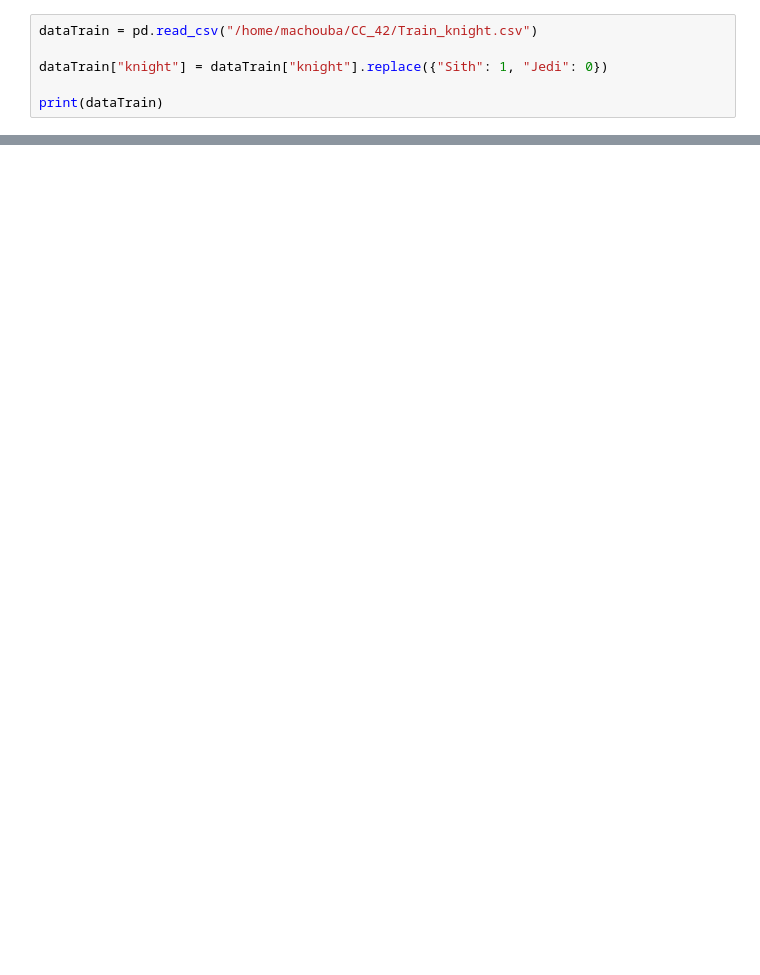
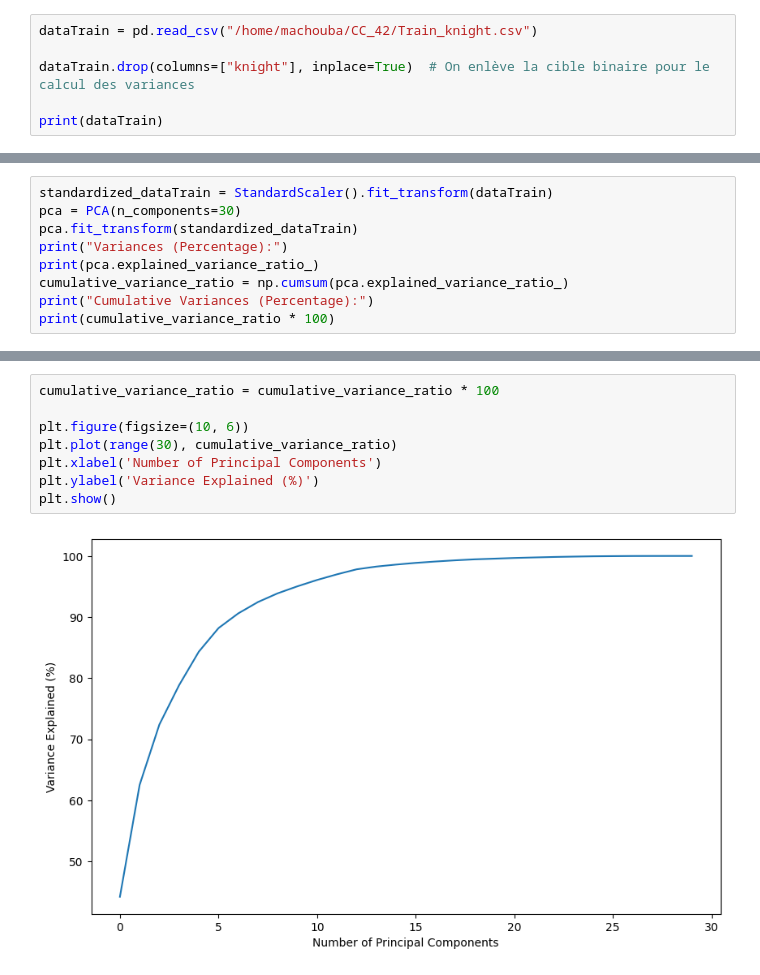
Before and after one commit to Machoub/Piscine_Data_Science, a Jupyter notebook: Data_Scientist_02/ex02/variances.ipynb, the cells around one changed output, grey strips where cells are left out. Saved outputs shown, nothing was run; the diff lists cells and outputs as text; blank space fills up the shorter version.

```diff
--- a/Data_Scientist_02/ex02/variances.ipynb
+++ b/Data_Scientist_02/ex02/variances.ipynb
@@ -6,7 +8,7 @@ import numpy as np
 # %%
 dataTrain = pd.read_csv("/home/machouba/CC_42/Train_knight.csv")
 
-dataTrain["knight"] = dataTrain["knight"].replace({"Sith": 1, "Jedi": 0})
+dataTrain.drop(columns=["knight"], inplace=True)  # On enlève la cible binaire pour le calcul des variances
 
 print(dataTrain)
 # %% [output]
@@ -52,0 +55,9 @@ dtype: float64
+# %%
+standardized_dataTrain = StandardScaler().fit_transform(dataTrain)
+pca = PCA(n_components=30)
+pca.fit_transform(standardized_dataTrain)
+print("Variances (Percentage):")
+print(pca.explained_variance_ratio_)
+cumulative_variance_ratio = np.cumsum(pca.explained_variance_ratio_)
+print("Cumulative Variances (Percentage):")
+print(cumulative_variance_ratio * 100)
@@ -52,0 +81,10 @@ dtype: float64
+# %%
+cumulative_variance_ratio = cumulative_variance_ratio * 100
+
+plt.figure(figsize=(10, 6))
+plt.plot(range(30), cumulative_variance_ratio)
+plt.xlabel('Number of Principal Components')
+plt.ylabel('Variance Explained (%)')
+plt.show()
+# %% [output]
+[figure, added]
```
Also changed, not shown: parts of 4 cells of this notebook, 2 other files.
